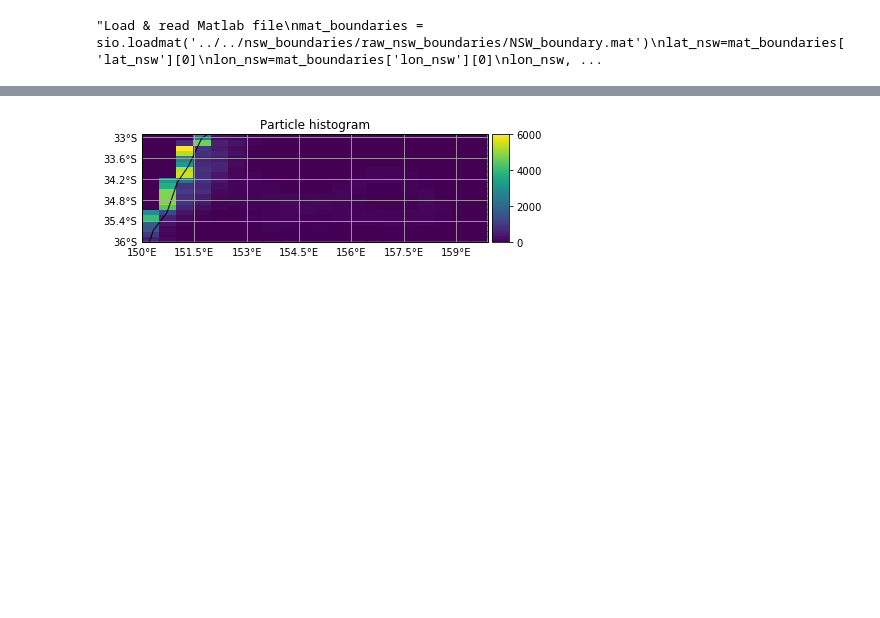
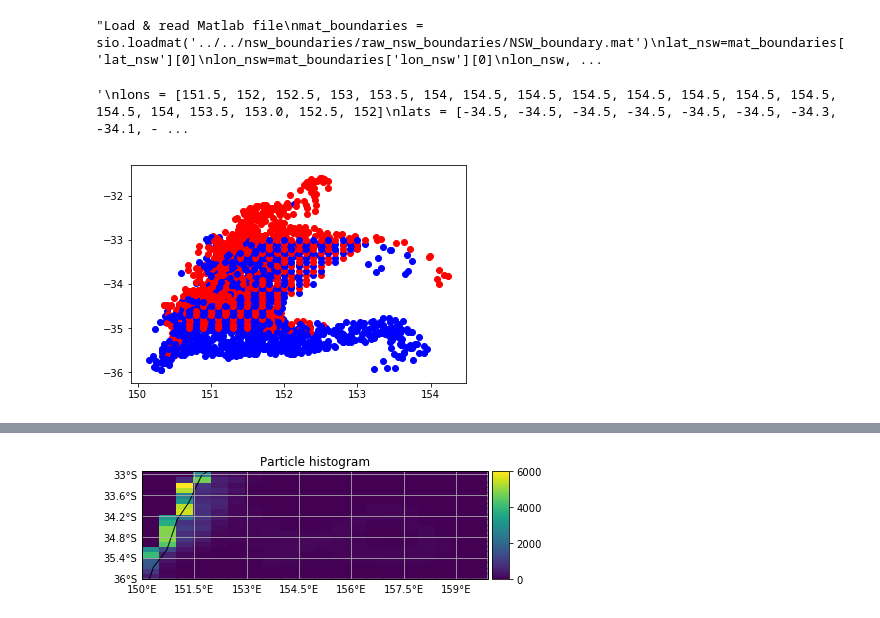
Before and after one commit to natachabourg/Bluebottles, a Jupyter notebook: imos_current_data/analysis_imos_current_data/Advection.ipynb, the cells around one changed output, grey strips where cells are left out. Saved outputs shown, nothing was run; the diff lists cells and outputs as text; code cells hidden in the pictures; blank space fills up the shorter version.

```diff
--- a/imos_current_data/analysis_imos_current_data/Advection.ipynb
+++ b/imos_current_data/analysis_imos_current_data/Advection.ipynb
@@ -106,4 +96,4 @@ number 361 done
 """
 time_imos float to datetime object
 """
-time_imos=np.asarray(dataset['TIME'])
+time_imos=dataset['TIME'].data
@@ -158 +184,13 @@ Coordinates:
+# %%
+"""
+Create fieldset with  wind data
+"""
+
+variables = {'U_wind':'u_wind',
+            'V_wind':'v_wind'}
+dimensions = {'lon' : 'lon',
+              'lat' : 'lat',
+              'time' : 'time'}
+
+fieldset_wind = FieldSet.from_xarray_dataset(wind_dataset, variables, dimensions, allow_time_extrapolation=True)
 # %%
@@ -239,3 +242,6 @@ fieldset = FieldSet.from_xarray_dataset(ds_ext, variables, dimensions, allow_tim
+# %%
+fieldset.add_field(fieldset_wind.U_wind)
+fieldset.add_field(fieldset_wind.V_wind)
 # %%
 from parcels import (FieldSet, AdvectionRK4, BrownianMotion2D, plotTrajectoriesFile, Field,
                      ParticleSet, JITParticle, Variable, ErrorCode)
@@ -328,3 +299,19 @@ def DeleteParticle(particle, fieldset, time):
 seed = sio.loadmat('polygons_files/seeds.mat')
 seed_lons = seed['seedlon'][0]
 seed_lats = seed['seedlat'][0]
+# %%
+"""
+lons = [151.5, 152, 152.5, 153, 153.5, 154, 154.5, 154.5, 154.5, 154.5, 154.5, 154.5, 154.5, 154.5, 154, 153.5, 153.0, 152.5, 152]
+lats = [-34.5, -34.5, -34.5, -34.5, -34.5, -34.5, -34.3, -34.1, -33.9, -33.7, -33.5, -33.3, -33.1, -33, -33, -33, -33, -33, -33]
+
+pset = ParticleSet.from_list(fieldset=fieldset,
+                             lon=seed_lons,
+                             lat=seed_lats,
+                             time = time_imos[0],
+                             repeatdt=timedelta(days=1),
+                             pclass = JITParticle)
+"""
+#pset.show(field=fieldset.U,land=False)
+#repeatdt=timedelta(days=1),
+# %% [output]
+'\nlons = [151.5, 152, 152.5, 153, 153.5, 154, 154.5, 154.5, 154.5, 154.5, 154.5, 154.5, 154.5, 154.5, 154, 153.5, 153.0, 152.5, 152]\nlats = [-34.5, -34.5, -34.5, -34.5, -34.5, -34.5, -34.3, -34.1, - ...
@@ -330,0 +330,15 @@ seed_lats = seed['seedlat'][0]
+# %%
+"""
+Check if angles are evenly distributed
+"""
+%matplotlib inline
+plt.figure()
+for i in range(len(pset)):
+    if pset[i].id % 2 == 0: #even
+        plt.scatter(pset[i].lon,pset[i].lat,color='b')
+    else:
+        plt.scatter(pset[i].lon,pset[i].lat,color='r')
+
+plt.show()
+# %% [output]
+[figure, added]
```
Also changed, not shown: parts of 41 cells of this notebook, 9 other files.
